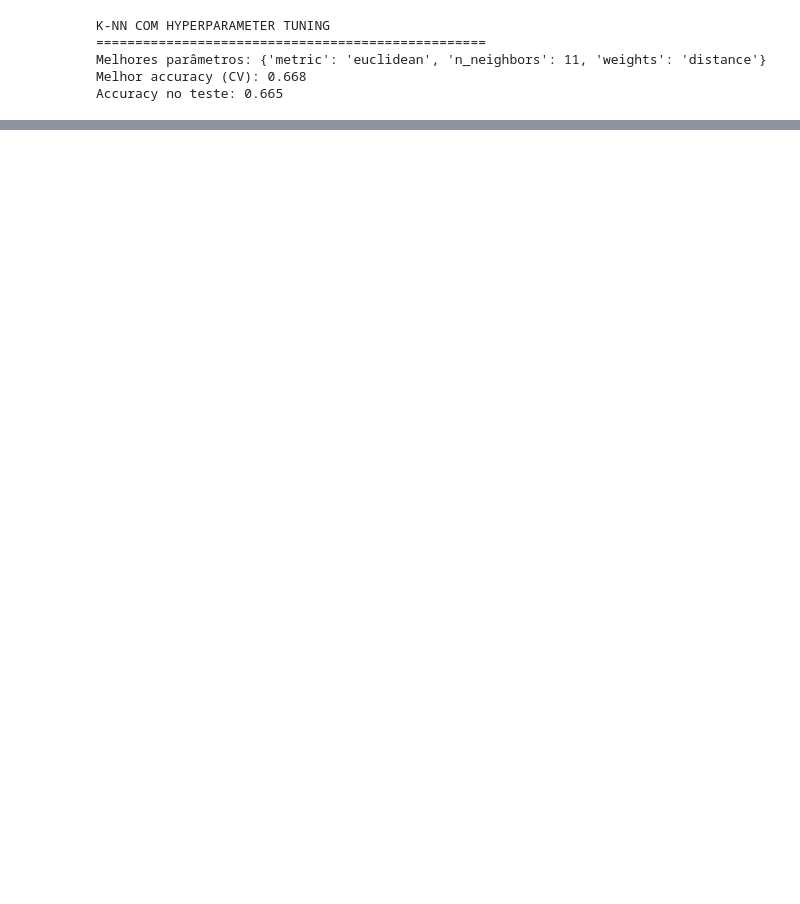
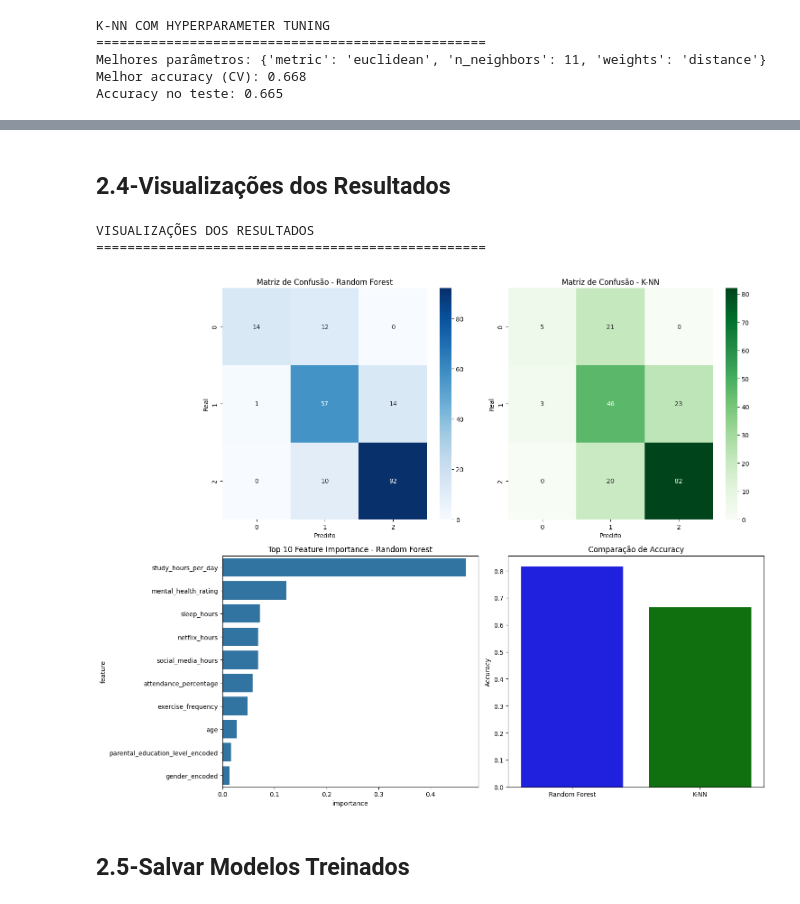
Before and after one commit to MarianoPieroni/FAI24_G06, a Jupyter notebook: Untitled-1.ipynb, the cells around one changed output, grey strips where cells are left out. Saved outputs shown, nothing was run; the diff lists cells and outputs as text; code cells hidden in the pictures; blank space fills up the shorter version.

Commit message:
notebook parte dos supervized e pequenas melhoraçoes

```diff
--- a/Untitled-1.ipynb
+++ b/Untitled-1.ipynb
@@ -172,7 +174,8 @@ for col in categorical_columns:
         df[encoded_col] = le.fit_transform(df[col].astype(str))
         print(f"{col} → {encoded_col}")
 
-encoded_cols = [col for col in df.columns if col.endswith('_encoded')]
+encoded_cols = [col for col in df.columns
+                if col.endswith('_encoded')and col in df.columns]
 print(f"\nColunas codificadas criadas: {len(encoded_cols)}")
 print(encoded_cols)
 # %% [output]
@@ -209,14 +212,14 @@ X = df[final_features]
 y = df['Desempenho']
 
 # Split dos dados
-X_train, X_test, y_train, y_test = train_test_split(
+x_train, X_test, y_train, y_test = train_test_split(
     X, y, test_size=0.2, random_state=42, stratify=y
 )
 
 print(f"\nDivisão dos dados:")
-print(f"- Treino: {X_train.shape[0]} amostras")
+print(f"- Treino: {x_train.shape[0]} amostras")
 print(f"- Teste: {X_test.shape[0]} amostras")
-print(f"- Features: {X_train.shape[1]}")
+print(f"- Features: {x_train.shape[1]}")
 # %% [output]
 SELEÇÃO DE FEATURES E DIVISÃO DOS DADOS
 ==================================================
@@ -238,11 +241,11 @@ print("NORMALIZAÇÃO DOS DADOS")
 print("="*50)
 
 scaler = StandardScaler()
-X_train_scaled = scaler.fit_transform(X_train)
+x_trainscaled = scaler.fit_transform(x_train)
 X_test_scaled = scaler.transform(X_test)
 
-print("✓ Dados normalizados para K-NN")
-print(f"- X_train_scaled shape: {X_train_scaled.shape}")
+print("Dados normalizados para K-NN")
+print(f"- X_train_scaled shape: {x_trainscaled.shape}")
 print(f"- X_test_scaled shape: {X_test_scaled.shape}")
 
 print("\nMAPEAMENTO PARA RELATÓRIO")
@@ -336,0 +412,47 @@ Accuracy no teste: 0.665
+# %% [markdown]
+## 2.4-Visualizações dos Resultados
+# %%
+# novo para o notebook
+print("VISUALIZAÇÕES DOS RESULTADOS")
+print("="*50)
+
+fig, axes = plt.subplots(2, 2, figsize=(15, 12))
+
+# Matriz de Confusão - Random Forest
+cm_rf = confusion_matrix(y_test, y_pred_rf)
+sns.heatmap(cm_rf, annot=True, fmt='d', cmap='Blues', ax=axes[0,0])
+axes[0,0].set_title('Matriz de Confusão - Random Forest')
+axes[0,0].set_xlabel('Predito')
+axes[0,0].set_ylabel('Real')
+
+# Matriz de Confusão - K-NN
+cm_knn = confusion_matrix(y_test, y_pred_knn)
+sns.heatmap(cm_knn, annot=True, fmt='d', cmap='Greens', ax=axes[0,1])
+axes[0,1].set_title('Matriz de Confusão - K-NN')
+axes[0,1].set_xlabel('Predito')
+axes[0,1].set_ylabel('Real')
+
+# Feature Importance - Random Forest
+feature_importance = pd.DataFrame({
+    'feature': final_features,
+    'importance': rf_model.feature_importances_
+}).sort_values('importance', ascending=False)
+
+sns.barplot(data=feature_importance.head(10), x='importance', y='feature', ax=axes[1,0])
+axes[1,0].set_title('Top 10 Feature Importance - Random Forest')
+
+# Comparação de Accuracy
+models = ['Random Forest', 'K-NN']
+accuracies = [acc_rf, acc_knn]
+sns.barplot(x=models, y=accuracies, palette=['blue', 'green'], ax=axes[1,1])
+axes[1,1].set_title('Comparação de Accuracy')
+axes[1,1].set_ylabel('Accuracy')
+
+plt.tight_layout()
+plt.show()
+# %% [output]
+VISUALIZAÇÕES DOS RESULTADOS
+==================================================
+[figure, added]
+# %% [markdown]
+## 2.5-Salvar Modelos Treinados
```
Also changed, not shown: parts of 23 cells of this notebook, 3 other files.
